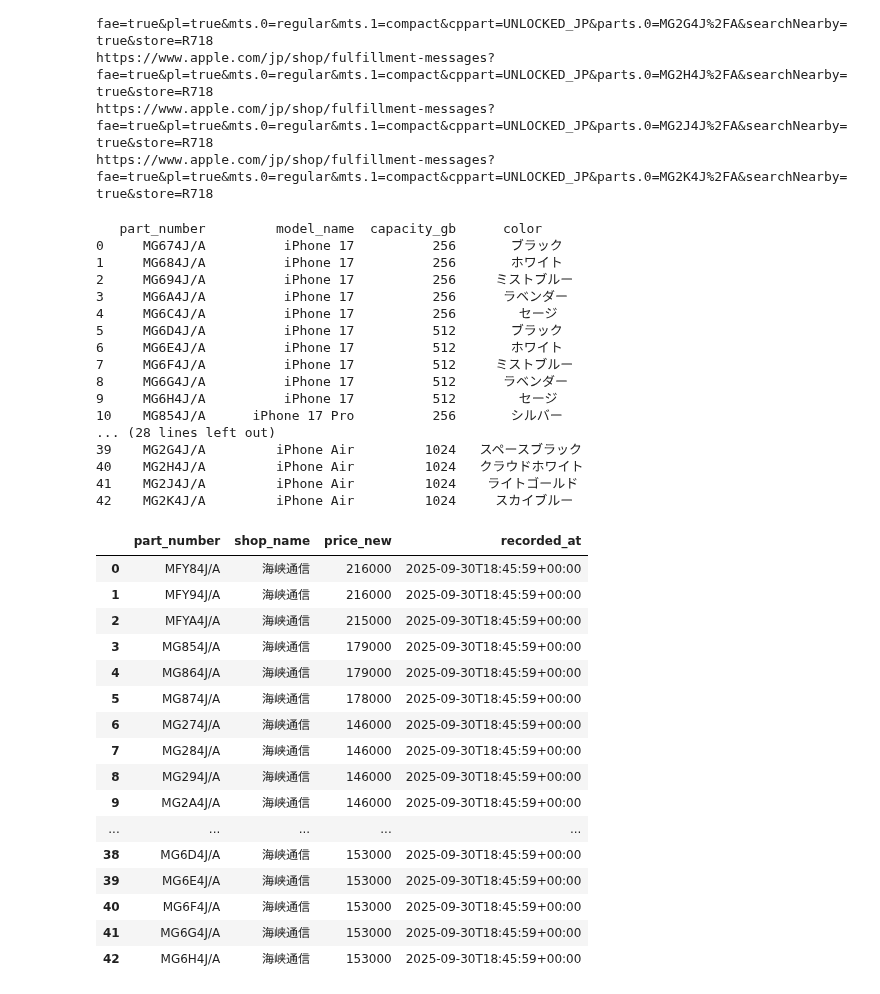
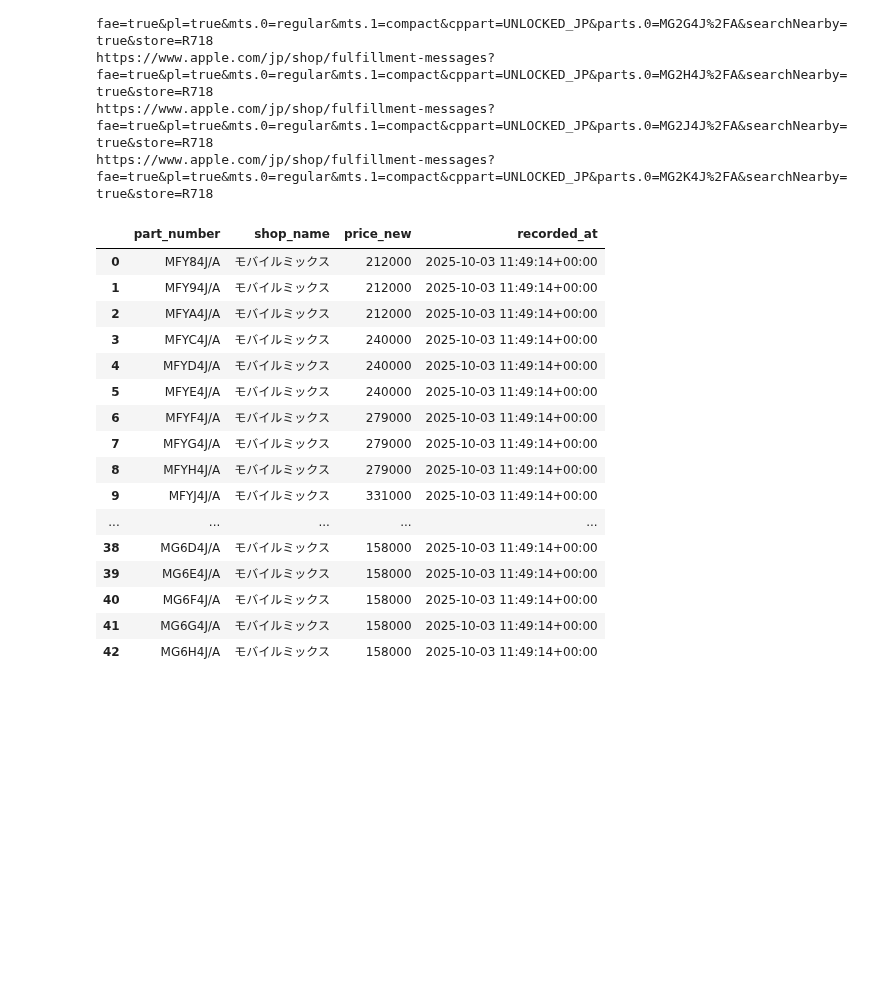
Before and after one commit to zhujiansamuel/YamagotiProjects, a Jupyter notebook: 代码验证.ipynb, the cells around one changed output. Saved outputs shown, nothing was run; the diff lists cells and outputs as text; code cells hidden in the pictures; blank space fills up the shorter version.

```diff
--- a/代码验证.ipynb
+++ b/代码验证.ipynb
@@ -840,42 +1134,23 @@ def clean_shop2(shop2_df: pd.DataFrame) -> pd.DataFrame:
 # %%
-de = _load_iphone17_info_df()
+df_4 = pd.read_csv("/Users/syu/PycharmProjects/YamagotiProjects/shop4.csv")
 
-df_2 = pd.read_csv("/Users/syu/PycharmProjects/YamagotiProjects/shop2.csv")
-
-res = clean_shop2(df_2)
+res = clean_shop4(df_4)
 res
 # %% [output]
-   part_number         model_name  capacity_gb      color
-0     MG674J/A          iPhone 17          256       ブラック
-1     MG684J/A          iPhone 17          256       ホワイト
-2     MG694J/A          iPhone 17          256     ミストブルー
-3     MG6A4J/A          iPhone 17          256      ラベンダー
-4     MG6C4J/A          iPhone 17          256        セージ
-5     MG6D4J/A          iPhone 17          512       ブラック
-6     MG6E4J/A          iPhone 17          512       ホワイト
-7     MG6F4J/A          iPhone 17          512     ミストブルー
-8     MG6G4J/A          iPhone 17          512      ラベンダー
-9     MG6H4J/A          iPhone 17          512        セージ
-10    MG854J/A      iPhone 17 Pro          256       シルバー
-... (28 lines left out)
-39    MG2G4J/A         iPhone Air         1024   スペースブラック
-40    MG2H4J/A         iPhone Air         1024   クラウドホワイト
-41    MG2J4J/A         iPhone Air         1024    ライトゴールド
-42    MG2K4J/A         iPhone Air         1024     スカイブルー
 |  | part_number | shop_name | price_new | recorded_at |
-| 0 | MFY84J/A | 海峡通信 | 216000 | 2025-09-30T18:45:59+00:00 |
-| 1 | MFY94J/A | 海峡通信 | 216000 | 2025-09-30T18:45:59+00:00 |
-| 2 | MFYA4J/A | 海峡通信 | 215000 | 2025-09-30T18:45:59+00:00 |
-| 3 | MG854J/A | 海峡通信 | 179000 | 2025-09-30T18:45:59+00:00 |
-| 4 | MG864J/A | 海峡通信 | 179000 | 2025-09-30T18:45:59+00:00 |
-| 5 | MG874J/A | 海峡通信 | 178000 | 2025-09-30T18:45:59+00:00 |
-| 6 | MG274J/A | 海峡通信 | 146000 | 2025-09-30T18:45:59+00:00 |
-| 7 | MG284J/A | 海峡通信 | 146000 | 2025-09-30T18:45:59+00:00 |
-| 8 | MG294J/A | 海峡通信 | 146000 | 2025-09-30T18:45:59+00:00 |
-| 9 | MG2A4J/A | 海峡通信 | 146000 | 2025-09-30T18:45:59+00:00 |
+| 0 | MFY84J/A | モバイルミックス | 212000 | 2025-10-03 11:49:14+00:00 |
+| 1 | MFY94J/A | モバイルミックス | 212000 | 2025-10-03 11:49:14+00:00 |
+| 2 | MFYA4J/A | モバイルミックス | 212000 | 2025-10-03 11:49:14+00:00 |
+| 3 | MFYC4J/A | モバイルミックス | 240000 | 2025-10-03 11:49:14+00:00 |
+| 4 | MFYD4J/A | モバイルミックス | 240000 | 2025-10-03 11:49:14+00:00 |
+| 5 | MFYE4J/A | モバイルミックス | 240000 | 2025-10-03 11:49:14+00:00 |
+| 6 | MFYF4J/A | モバイルミックス | 279000 | 2025-10-03 11:49:14+00:00 |
+| 7 | MFYG4J/A | モバイルミックス | 279000 | 2025-10-03 11:49:14+00:00 |
+| 8 | MFYH4J/A | モバイルミックス | 279000 | 2025-10-03 11:49:14+00:00 |
+| 9 | MFYJ4J/A | モバイルミックス | 331000 | 2025-10-03 11:49:14+00:00 |
 | ... | ... | ... | ... | ... |
-| 38 | MG6D4J/A | 海峡通信 | 153000 | 2025-09-30T18:45:59+00:00 |
-| 39 | MG6E4J/A | 海峡通信 | 153000 | 2025-09-30T18:45:59+00:00 |
-| 40 | MG6F4J/A | 海峡通信 | 153000 | 2025-09-30T18:45:59+00:00 |
-| 41 | MG6G4J/A | 海峡通信 | 153000 | 2025-09-30T18:45:59+00:00 |
-| 42 | MG6H4J/A | 海峡通信 | 153000 | 2025-09-30T18:45:59+00:00 |
+| 38 | MG6D4J/A | モバイルミックス | 158000 | 2025-10-03 11:49:14+00:00 |
+| 39 | MG6E4J/A | モバイルミックス | 158000 | 2025-10-03 11:49:14+00:00 |
+| 40 | MG6F4J/A | モバイルミックス | 158000 | 2025-10-03 11:49:14+00:00 |
+| 41 | MG6G4J/A | モバイルミックス | 158000 | 2025-10-03 11:49:14+00:00 |
+| 42 | MG6H4J/A | モバイルミックス | 158000 | 2025-10-03 11:49:14+00:00 |
```
Also changed, not shown: parts of 3 cells of this notebook, 4 other files.
